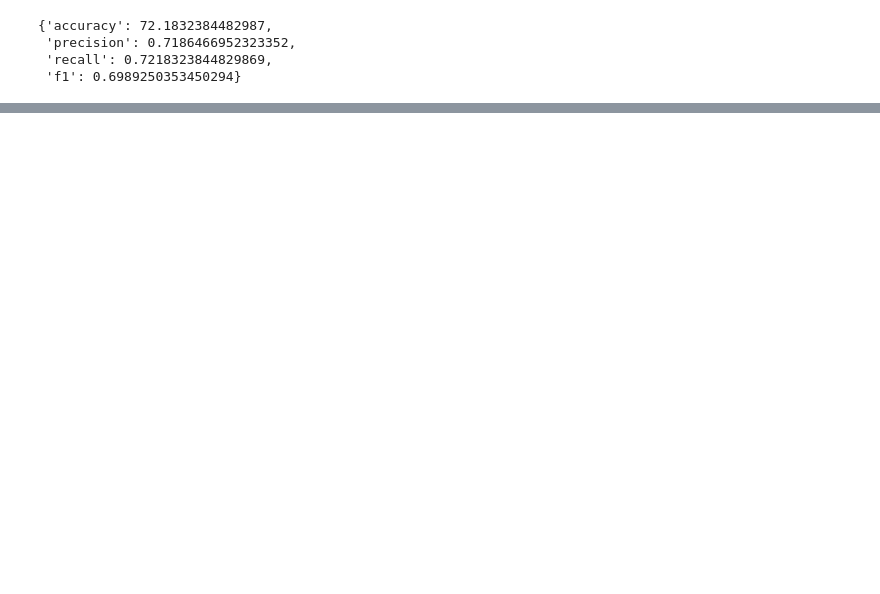
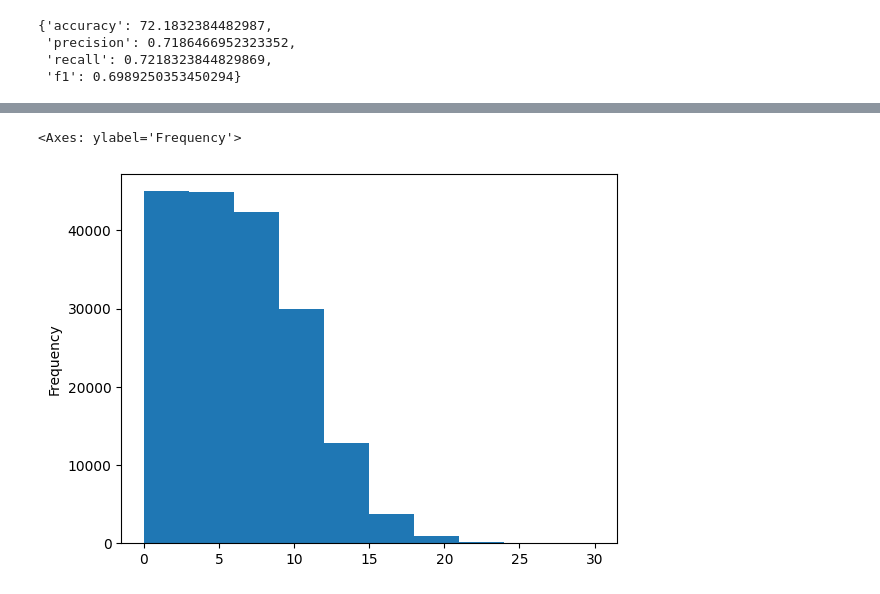
Before and after one commit to Nuthan03/SkimLit, a Jupyter notebook: SkimLit_NLP.ipynb, the cells around one changed output, grey strips where cells are left out. Drawn from its saved outputs; the diff is of its cells as text; code cells hidden in the pictures; blank space fills up the shorter version.

```diff
--- a/SkimLit_NLP.ipynb
+++ b/SkimLit_NLP.ipynb
@@ -1175,0 +1193,6 @@ baseline_results
+# %%
+# Check the distribution of "line_number" column
+train_df.line_number.plot.hist()
+# %% [output]
+<Axes: ylabel='Frequency'>
+[figure, added]
```
Also changed, not shown: parts of 65 cells of this notebook.
